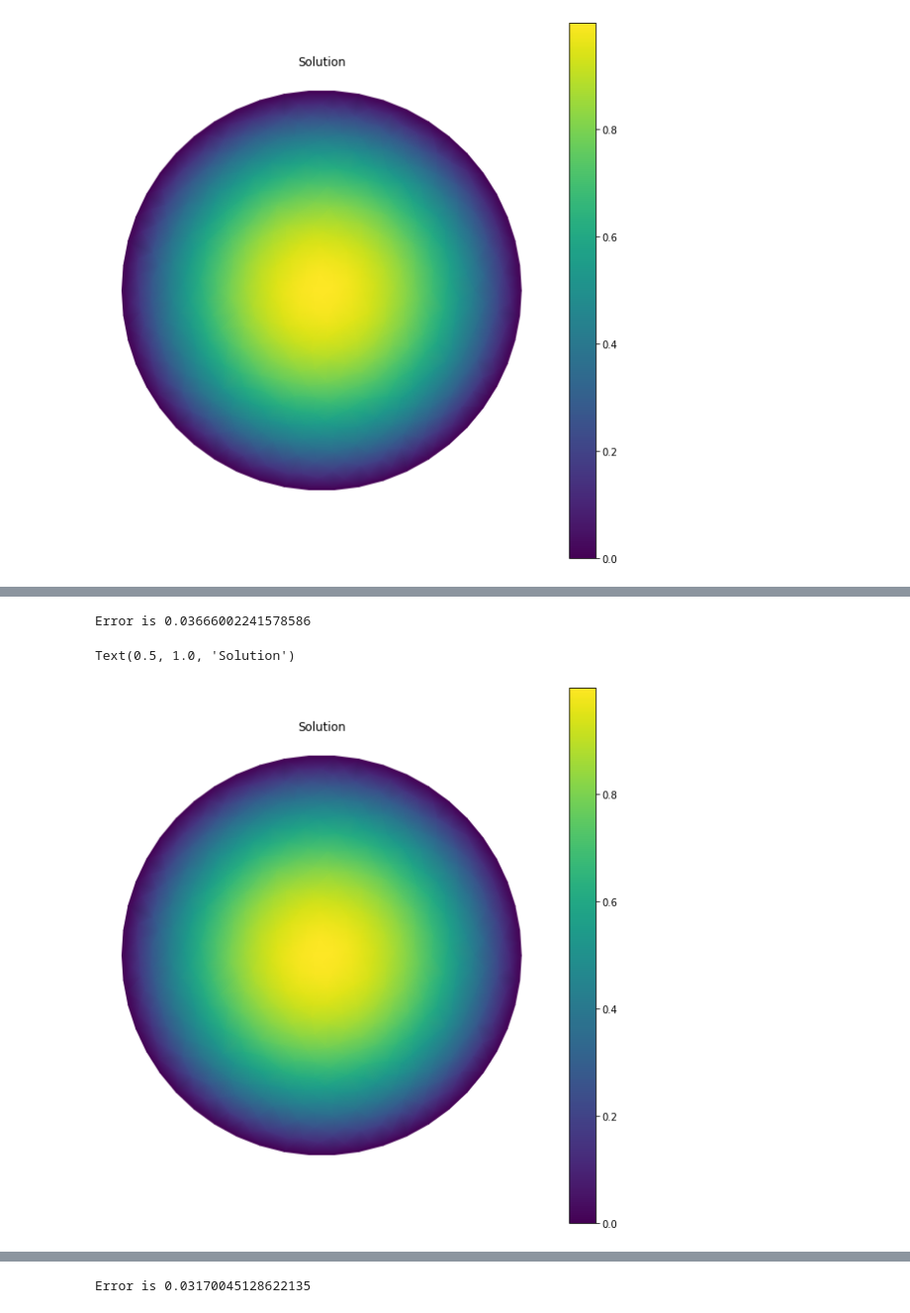
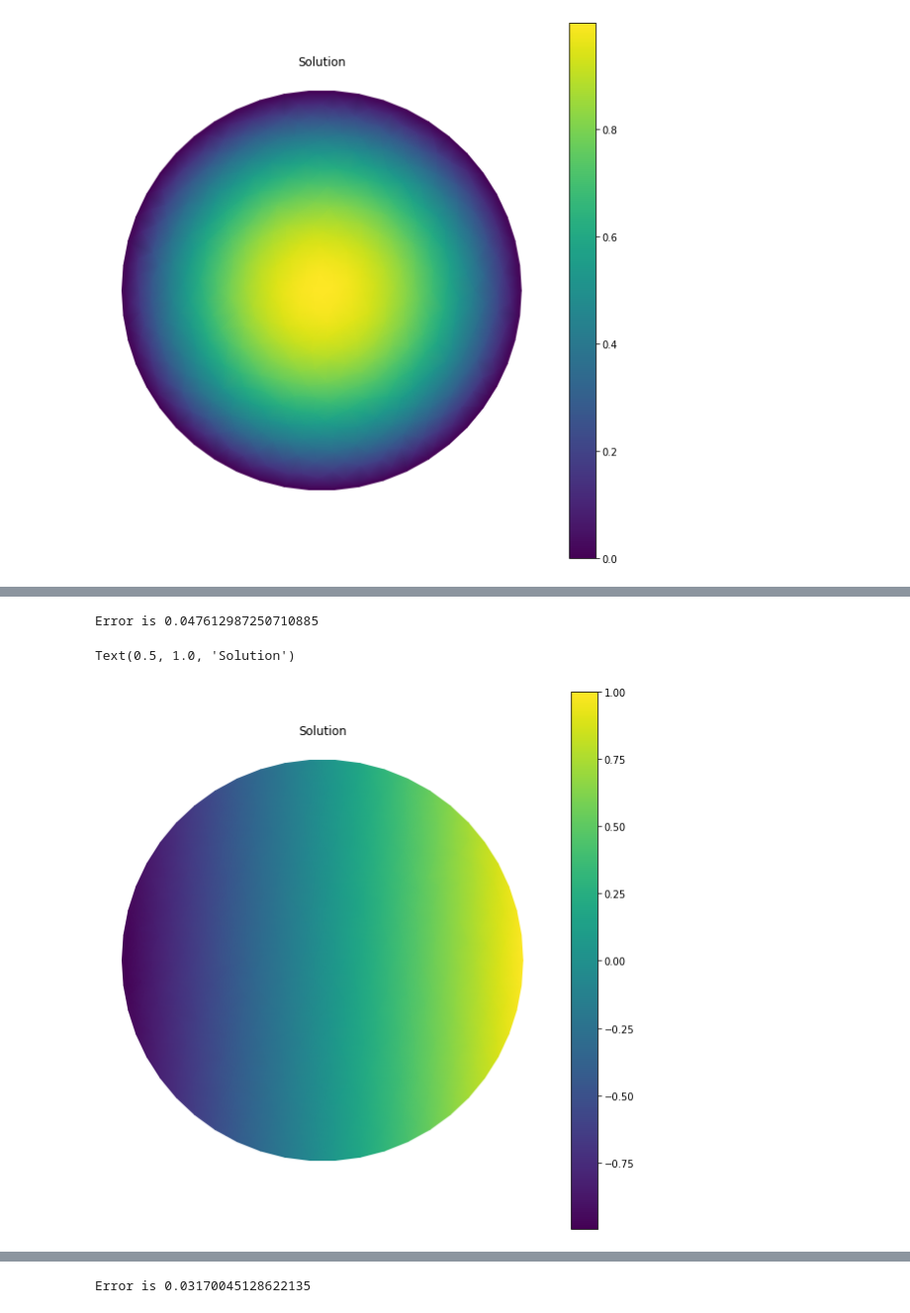
Before and after one commit to JamieJQuinn/gfp-simulator-9000, a Jupyter notebook: Diffusion in a Circle Test.ipynb, the cells around one changed output, grey strips where cells are left out. Shown at 99% size. Saved outputs shown, nothing was run; the diff lists cells and outputs as text; code cells hidden in the pictures.

Commit message:
von Neumann boundary conditions now work, both for Laplace and for Heat equation. There was also a factor 2 error in the mass and stiffness calculation

```diff
--- a/Diffusion in a Circle Test.ipynb
+++ b/Diffusion in a Circle Test.ipynb
@@ -149,45 +156,54 @@ Text(0.5, 1.0, 'Solution')
 # %%
-def calculate_body_force(vertex):
-    # Body force is simply f=4
-    return 4
+def theta_from_vertex(p):
+    return np.arctan2(p[1], p[0])
 
-def assemble_body_force(mesh):
-    force_vector = np.zeros(mesh.n_vertices)
-    for triangle in mesh.triangulation['triangles']:
-        area = mesh.calculate_area(triangle)
-        for index in triangle:
-            force_vector[index] += 1/6.0 * area * calculate_body_force(mesh.get_pos(index))
-    return force_vector
+def calculate_boundary_value(vertex):
+    return math.cos(theta_from_vertex(vertex))
+
+def generate_boundary_values(mesh):
+    boundary_values = np.zeros(mesh.n_vertices)
+    values = list(map(lambda index: calculate_boundary_value(mesh.get_pos(index)), mesh.boundary_vertices))
+    boundary_values[mesh.boundary_vertices] = values
+    return boundary_values
+
+def analytical_solution(vertex):
+    return vertex[0]
 
 stiffness = mesh.assemble_stiffness()
-force_vector = assemble_body_force(mesh)
 
-# Apply boundary conditions
-stiffness[mesh.boundary_vertices,:] = 0.0
-stiffness[:,mesh.boundary_vertices] = 0.0
-for vertex in mesh.boundary_vertices:
+# Apply dirichlet boundary conditions to stiffness
+stiffness[0,:] = 0.0
+for vertex in [0]:
     stiffness[vertex, vertex] = 1.0
-force_vector[mesh.boundary_vertices] = 0.0
+
+# Assemble von neumann boundary conditions
+boundary_values = generate_boundary_values(mesh)
+boundary_vector = mesh.assemble_von_neumann_boundary(boundary_values)
+
+# Generate RHS vector
+rhs_vector = boundary_vector
+
+# Apply dirichlet conditions to solution
+rhs_vector[0] = 1
 
 # Solve
-rhs_vector = force_vector
 soln = np.linalg.solve(stiffness, rhs_vector)
 
 # Calculate error
 error = [
-    np.sqrt((soln[i] - (1.0 - vertex[0]**2 - vertex[1]**2))**2)
+    abs(soln[i] - analytical_solution(vertex))
     for i, vertex in enumerate(mesh.vertices())]
 
 print("Error is", np.linalg.norm(error))
 
 # Plot
 fig, ax = plt.subplots(1, 1, figsize=(10,10))
 mesh.plot(soln, ax)
 ax.set_title('Solution')
 # %% [output]
-Error is 0.03666002241578586
+Error is 0.047612987250710885
 Text(0.5, 1.0, 'Solution')
-[figure, old version]
+[figure, new version]
 # %% [markdown]
 # Heat Equation (Dirichlet)
 
```
Also changed, not shown: parts of 9 cells of this notebook, 1 other file.
